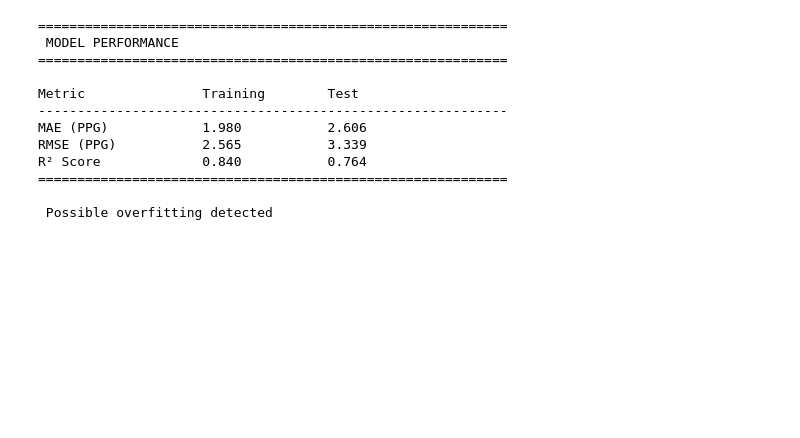
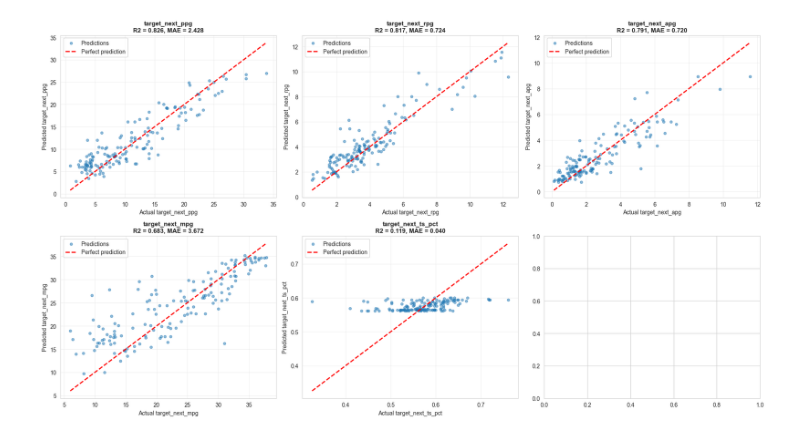
Before and after one commit to SatyamChaturvedi39/Research-Project, a Jupyter notebook: notebooks/02_model_training.ipynb, the cells around one changed output. Saved outputs shown, nothing was run; the diff lists cells and outputs as text; code cells hidden in the pictures; blank space fills up the shorter version.

```diff
--- a/notebooks/02_model_training.ipynb
+++ b/notebooks/02_model_training.ipynb
@@ -239,46 +262,30 @@ Training XGBoost model...
 # %%
-# Make predictions
-y_train_pred = model.predict(X_train)
-y_test_pred = model.predict(X_test)
+fig, axes = plt.subplots(2, 3, figsize=(18, 10))
+axes = axes.ravel()
 
-# Calculate metrics
-train_mae = mean_absolute_error(y_train, y_train_pred)
-test_mae = mean_absolute_error(y_test, y_test_pred)
+for i, target in enumerate(target_cols):
+    ax = axes[i]
 
-train_rmse = np.sqrt(mean_squared_error(y_train, y_train_pred))
-test_rmse = np.sqrt(mean_squared_error(y_test, y_test_pred))
+    # Scatter plot
+    ax.scatter(y_test.iloc[:, i], y_test_pred[:, i],
+               alpha=0.5, s=20, label='Predictions')
 
-train_r2 = r2_score(y_train, y_train_pred)
-test_r2 = r2_score(y_test, y_test_pred)
+    # Perfect prediction line
+    min_val = min(y_test.iloc[:, i].min(), y_test_pred[:, i].min())
+    max_val = max(y_test.iloc[:, i].max(), y_test_pred[:, i].max())
+    ax.plot([min_val, max_val], [min_val, max_val],
+            'r--', lw=2, label='Perfect prediction')
 
-print("=" * 60)
-print(" MODEL PERFORMANCE")
-print("=" * 60)
-print(f"\n{'Metric':<20} {'Training':<15} {'Test':<15}")
-print("-" * 60)
-print(f"{'MAE (PPG)':<20} {train_mae:<15.3f} {test_mae:<15.3f}")
-print(f"{'RMSE (PPG)':<20} {train_rmse:<15.3f} {test_rmse:<15.3f}")
-print(f"{'R² Score':<20} {train_r2:<15.3f} {test_r2:<15.3f}")
-print("=" * 60)
+    # Labels
+    ax.set_xlabel(f'Actual {target}', fontsize=10)
+    ax.set_ylabel(f'Predicted {target}', fontsize=10)
+    ax.set_title(f'{target}\nR2 = {results[i]["test_r2"]:.3f}, MAE = {results[i]["test_mae"]:.3f}',
+                 fontsize=11, fontweight='bold')
+    ax.legend()
+    ax.grid(True, alpha=0.3)
 
-# Check for overfitting
-if abs(train_mae - test_mae) < 0.5:
-    print("\n Model is well-balanced (no significant overfitting)")
-elif test_mae > train_mae * 1.2:
-    print("\n Possible overfitting detected")
-else:
-    print("\n Model performance is acceptable")
+plt.tight_layout()
+plt.show()
 # %% [output]
-============================================================
- MODEL PERFORMANCE
-============================================================
-
-Metric               Training        Test
-------------------------------------------------------------
-MAE (PPG)            1.980           2.606
-RMSE (PPG)           2.565           3.339
-R² Score             0.840           0.764
-============================================================
-
- Possible overfitting detected
+[figure, added]
 # %%
```
Also changed, not shown: parts of 13 cells of this notebook, 18 other files.
